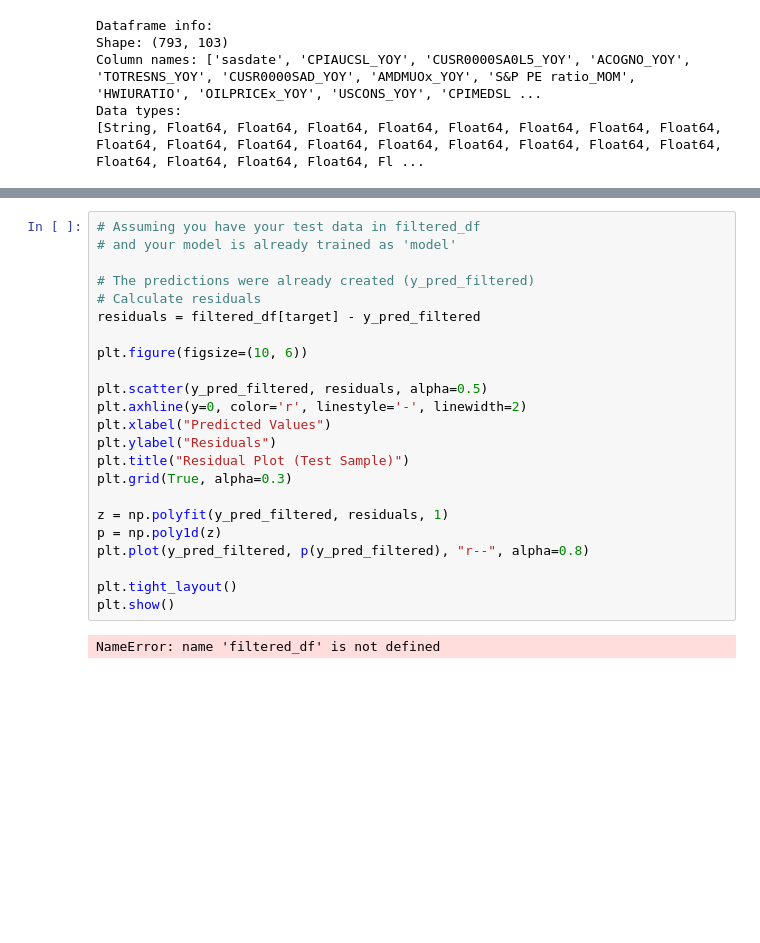
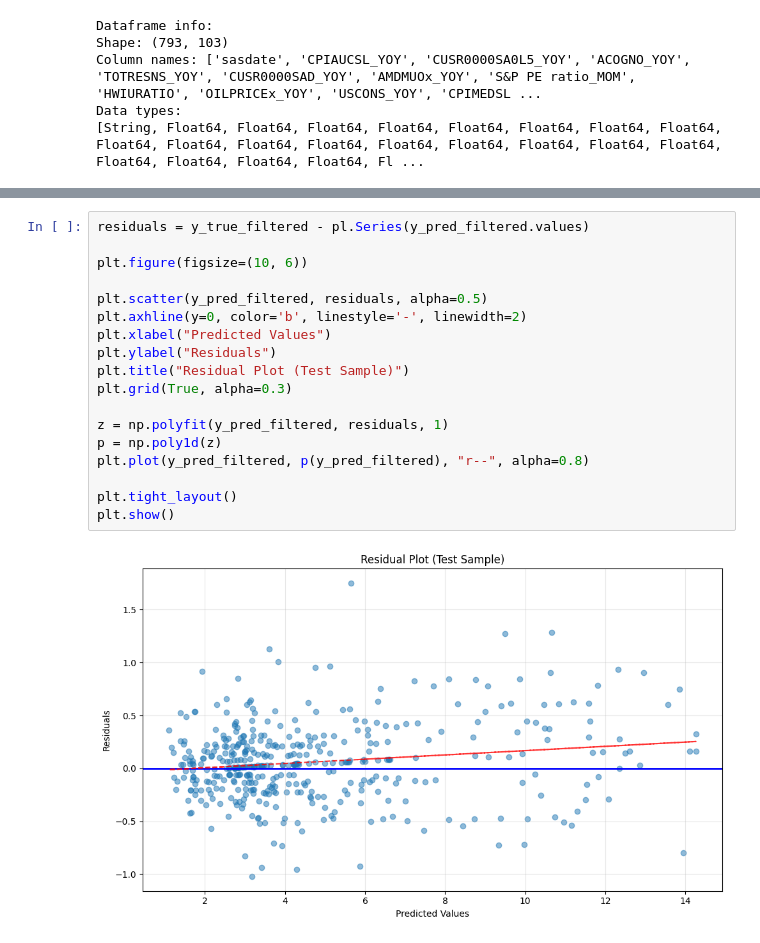
Before and after one commit to rishabhmandayam/inflation_ml, a Jupyter notebook: notebooks/linear_models.ipynb, the cells around one changed output, grey strips where cells are left out. Drawn from its saved outputs; the diff is of its cells as text; blank space fills up the shorter version.

```diff
--- a/notebooks/linear_models.ipynb
+++ b/notebooks/linear_models.ipynb
@@ -116,25 +136,20 @@ NameError: name 'plt' is not defined
 # %%
-# Assuming you have your test data in filtered_df
-# and your model is already trained as 'model'
-
-# The predictions were already created (y_pred_filtered)
-# Calculate residuals
-residuals = filtered_df[target] - y_pred_filtered
+residuals = y_true_filtered - pl.Series(y_pred_filtered.values)
 
 plt.figure(figsize=(10, 6))
 
 plt.scatter(y_pred_filtered, residuals, alpha=0.5)
-plt.axhline(y=0, color='r', linestyle='-', linewidth=2)
+plt.axhline(y=0, color='b', linestyle='-', linewidth=2)
 plt.xlabel("Predicted Values")
 plt.ylabel("Residuals")
 plt.title("Residual Plot (Test Sample)")
 plt.grid(True, alpha=0.3)
 
 z = np.polyfit(y_pred_filtered, residuals, 1)
 p = np.poly1d(z)
 plt.plot(y_pred_filtered, p(y_pred_filtered), "r--", alpha=0.8)
 
 plt.tight_layout()
 plt.show()
 # %% [output]
-NameError: name 'filtered_df' is not defined
+[figure, added]
```
Also changed, not shown: parts of 17 cells of this notebook, 2 other files.
